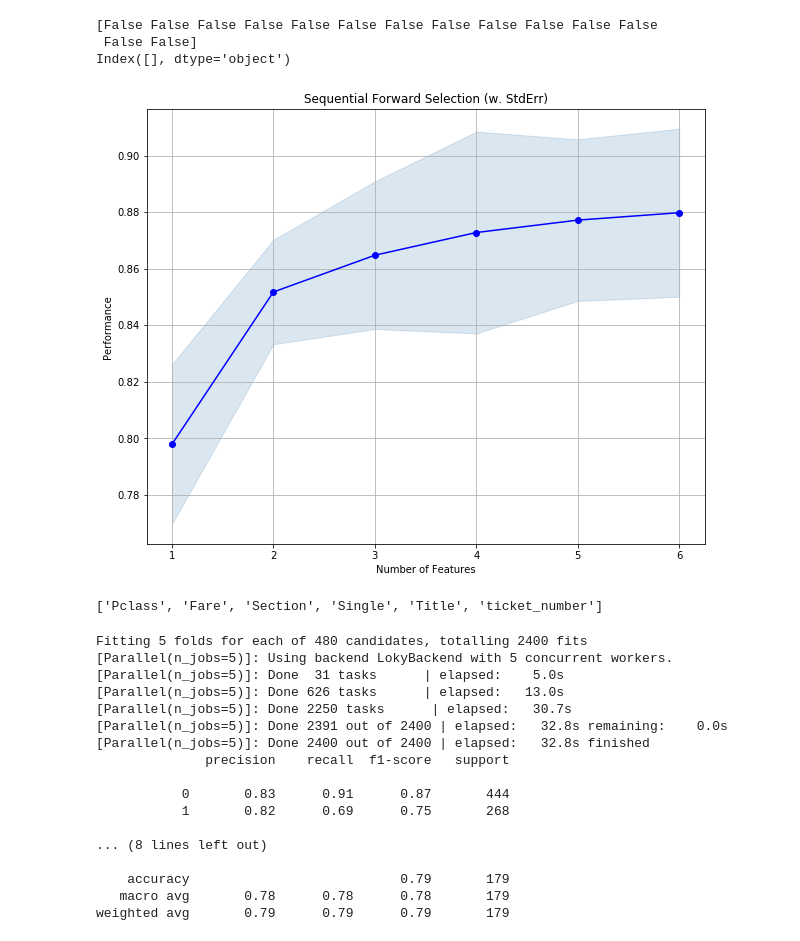
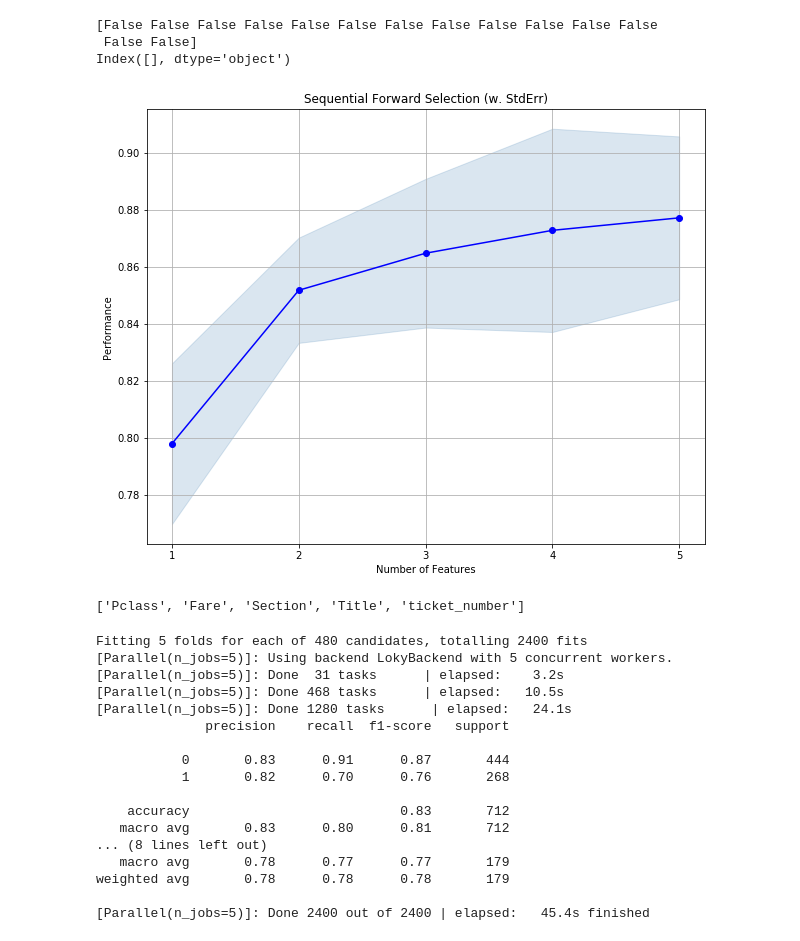
Before and after one commit to Greyhouse-Consulting/kaggle_titanic, a Jupyter notebook: TT.ipynb, the cells around one changed output. Cells and saved outputs as stored; diff of their text form; code cells hidden in the pictures.

```diff
--- a/TT.ipynb
+++ b/TT.ipynb
@@ -197,34 +197,34 @@ Index([], dtype='object')
 # %%
 from mlxtend.feature_selection import SequentialFeatureSelector as SFS
 from sklearn.linear_model import LinearRegression
 from sklearn.model_selection import GridSearchCV
 from sklearn.pipeline import Pipeline
 from sklearn.ensemble import RandomForestClassifier
 from xgboost import XGBClassifier
 from mlxtend.plotting import plot_sequential_feature_selection as plot_sfs
 import matplotlib.pyplot as plt
 
 X_selection = df_train[['Pclass', 'Sex', 'Age', 'SibSp','Parch', 'Fare', 'Section', 'Single', 'LastName', 'Title', 'ticket_group', 'ticket_number']]
 
 xgbc_fs = XGBClassifier()
 sfs = SFS(estimator=xgbc_fs,
-           k_features=6,
+           k_features=5,
            cv=5,
            scoring='roc_auc',
            forward=True)
 
 
 sfs.fit(X_selection, target)
 
 fig1 = plot_sfs(sfs.get_metric_dict(), kind='std_dev', figsize=(10, 8))
 plt.title('Sequential Forward Selection (w. StdErr)')
 plt.grid()
 plt.show()
 selected_features = list(sfs.k_feature_names_)
 print(selected_features)
 # %% [output]
-[figure, old version]
+[figure, new version]
-['Pclass', 'Fare', 'Section', 'Single', 'Title', 'ticket_number']
+['Pclass', 'Fare', 'Section', 'Title', 'ticket_number']
 # %%
 from sklearn.metrics import classification_report
 from sklearn.model_selection import GridSearchCV
@@ -284,21 +284,21 @@ print(classification_report(y_test, predictions_test))
 # %% [output]
 Fitting 5 folds for each of 480 candidates, totalling 2400 fits
 [Parallel(n_jobs=5)]: Using backend LokyBackend with 5 concurrent workers.
-[Parallel(n_jobs=5)]: Done  31 tasks      | elapsed:    5.0s
-[Parallel(n_jobs=5)]: Done 626 tasks      | elapsed:   13.0s
-[Parallel(n_jobs=5)]: Done 2250 tasks      | elapsed:   30.7s
-[Parallel(n_jobs=5)]: Done 2391 out of 2400 | elapsed:   32.8s remaining:    0.0s
-[Parallel(n_jobs=5)]: Done 2400 out of 2400 | elapsed:   32.8s finished
+[Parallel(n_jobs=5)]: Done  31 tasks      | elapsed:    3.2s
+[Parallel(n_jobs=5)]: Done 468 tasks      | elapsed:   10.5s
+[Parallel(n_jobs=5)]: Done 1280 tasks      | elapsed:   24.1s
               precision    recall  f1-score   support
 
            0       0.83      0.91      0.87       444
-           1       0.82      0.69      0.75       268
+           1       0.82      0.70      0.76       268
 
+    accuracy                           0.83       712
+   macro avg       0.83      0.80      0.81       712
 ... (8 lines left out)
+   macro avg       0.78      0.77      0.77       179
+weighted avg       0.78      0.78      0.78       179
 
-    accuracy                           0.79       179
-   macro avg       0.78      0.78      0.78       179
-weighted avg       0.79      0.79      0.79       179
+[Parallel(n_jobs=5)]: Done 2400 out of 2400 | elapsed:   45.4s finished
 # %%
 from sklearn.metrics import roc_auc_score
 from sklearn.metrics import precision_recall_curve
```
Also changed, not shown: parts of 1 cell of this notebook.
